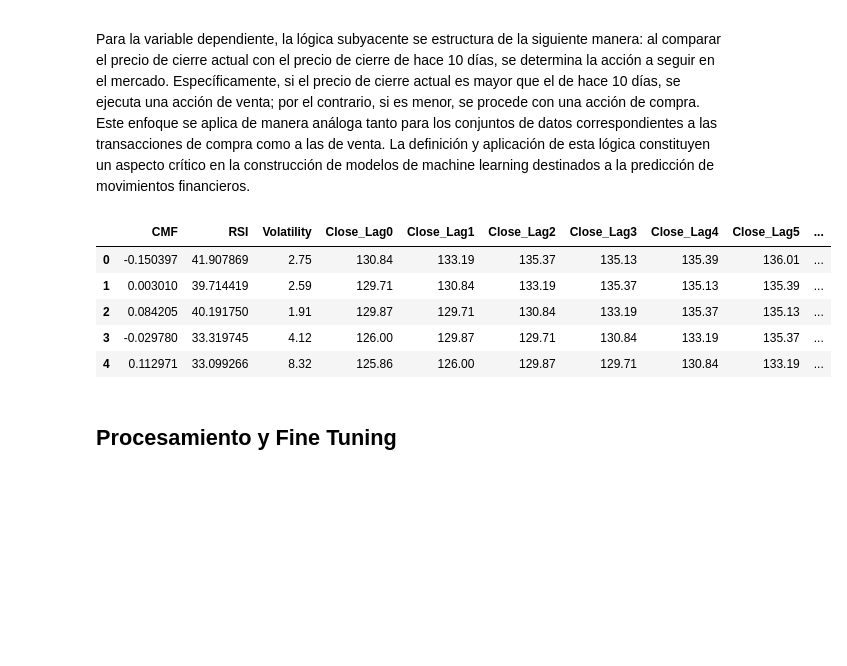
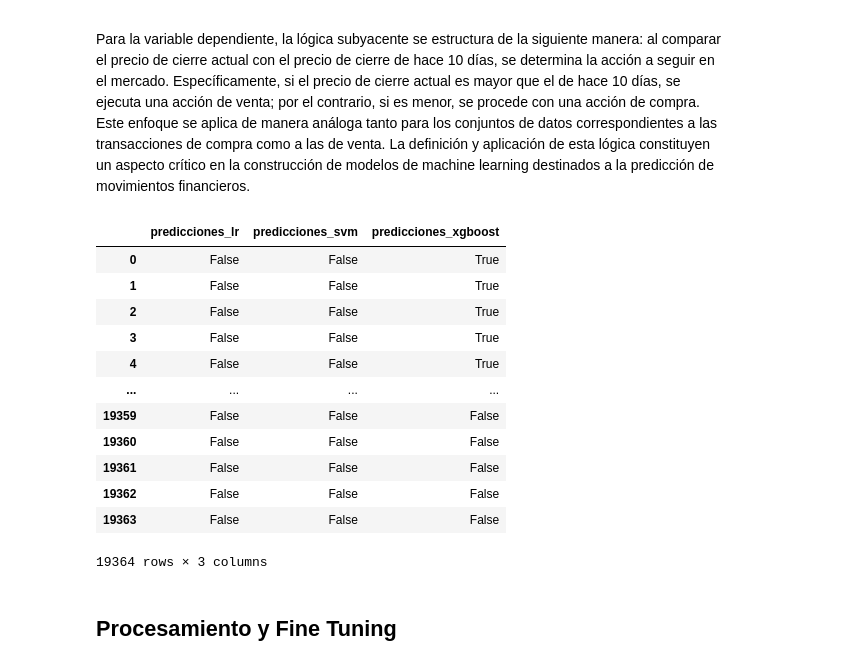
Before and after one commit to luciacrraz/Trading, a Jupyter notebook: Report_ML.ipynb, the cells around one changed output. Cells and saved outputs as stored; diff of their text form; code cells hidden in the pictures; blank space fills up the shorter version.

```diff
--- a/Report_ML.ipynb
+++ b/Report_ML.ipynb
@@ -55,7 +97,9 @@ Funcionamiento: XGBoost funciona mediante la construcción secuencial de árbole
 # %% [markdown]
 Con los conjuntos de datos proporcionados, se procede a la definición de nuevos dataframes que contienen las variables independientes junto con la variable dependiente ("response") para su posterior entrenamiento. Es importante destacar que se generan dos conjuntos de datos distintos: uno referente a las transacciones de compra y no compra, y otro relativo a las transacciones de venta y no venta.
 # %%
-global_buy_signals = buy_signals(data_test_long)
-global_sell_signals = sell_signals(data_test_buy)
-global_buy_signals.head()
+dataresult_long_1d_test = file_features("aapl_1d_test.csv", ds_type = "buy")
+dataresult_long_1d_test = dataresult_long_1d_test.dropna()
+dataresult_short_1d_test = file_features("aapl_1d_test.csv", ds_type = "sell")
+dataresult_short_1d_test = dataresult_short_1d_test.dropna()
+dataresult_short_1d_test.head()
 # %% [output]
@@ -67,0 +112,6 @@ global_buy_signals.head()
+# %%
+dataresult_long_1m_test = file_features("aapl_1m_test.csv", ds_type = "buy")
+dataresult_long_1m_test = dataresult_long_1m_test.dropna()
+dataresult_short_1m_test = file_features("aapl_1m_test.csv", ds_type = "sell")
+dataresult_short_1m_test = dataresult_short_1m_test.dropna()
+dataresult_short_1m_test.head()
@@ -67,0 +125,6 @@ global_buy_signals.head()
+# %%
+dataresult_long_1h_test = file_features("aapl_1h_test.csv", ds_type = "buy")
+dataresult_long_1h_test = dataresult_long_1h_test.dropna()
+dataresult_short_1h_test = file_features("aapl_1h_test.csv", ds_type = "sell")
+dataresult_short_1h_test = dataresult_short_1h_test.dropna()
+dataresult_short_1h_test.head()
@@ -67,0 +138,6 @@ global_buy_signals.head()
+# %%
+dataresult_long_5m_test = file_features("aapl_5m_test.csv", ds_type = "buy")
+dataresult_long_5m_test = dataresult_long_5m_test.dropna()
+dataresult_short_5m_test = file_features("aapl_5m_test.csv", ds_type = "sell")
+dataresult_short_5m_test = dataresult_short_5m_test.dropna()
+dataresult_short_5m_test.head()
@@ -92,16 +175,29 @@ Además, la volatilidad puede proporcionar información valiosa sobre la estabil
 
 Para la variable dependiente, la lógica subyacente se estructura de la siguiente manera: al comparar el precio de cierre actual con el precio de cierre de hace 10 días, se determina la acción a seguir en el mercado. Específicamente, si el precio de cierre actual es mayor que el de hace 10 días, se ejecuta una acción de venta; por el contrario, si es menor, se procede con una acción de compra. Este enfoque se aplica de manera análoga tanto para los conjuntos de datos correspondientes a las transacciones de compra como a las de venta. La definición y aplicación de esta lógica constituyen un aspecto crítico en la construcción de modelos de machine learning destinados a la predicción de movimientos financieros.
 # %%
-data_test_long = file_features(data_1m_test, ds_type="buy")
-data_test_buy = file_features(data_1m_test, ds_type="sell")
-data_test_long.head()
+global_buy_signals_1d_long = buy_signals_1d(dataresult_long_1d_test)
+global_sell_signals_1d_short = sell_signals_1d(dataresult_short_1d_test)
+global_buy_signals_1h_long = buy_signals_1h(dataresult_long_1h_test)
+global_sell_signals_1h_short = sell_signals_1h(dataresult_short_1h_test)
+global_buy_signals_1m_long = buy_signals_1m(dataresult_long_1m_test)
+global_sell_signals_1m_short = sell_signals_1m(dataresult_short_1m_test)
+global_buy_signals_5m_long = buy_signals_5m(dataresult_long_5m_test)
+global_sell_signals_5m_short = sell_signals_5m(dataresult_short_5m_test)
+global_sell_signals_5m_short
 # %% [output]
-|  | CMF | RSI | Volatility | Close_Lag0 | Close_Lag1 | Close_Lag2 | Close_Lag3 | Close_Lag4 | Close_Lag5 | ... |
-| 0 | -0.150397 | 41.907869 | 2.75 | 130.84 | 133.19 | 135.37 | 135.13 | 135.39 | 136.01 | ... |
-| 1 | 0.003010 | 39.714419 | 2.59 | 129.71 | 130.84 | 133.19 | 135.37 | 135.13 | 135.39 | ... |
-| 2 | 0.084205 | 40.191750 | 1.91 | 129.87 | 129.71 | 130.84 | 133.19 | 135.37 | 135.13 | ... |
-| 3 | -0.029780 | 33.319745 | 4.12 | 126.00 | 129.87 | 129.71 | 130.84 | 133.19 | 135.37 | ... |
-| 4 | 0.112971 | 33.099266 | 8.32 | 125.86 | 126.00 | 129.87 | 129.71 | 130.84 | 133.19 | ... |
+|  | predicciones_lr | predicciones_svm | predicciones_xgboost |
+| 0 | False | False | True |
+| 1 | False | False | True |
+| 2 | False | False | True |
+| 3 | False | False | True |
+| 4 | False | False | True |
+| ... | ... | ... | ... |
+| 19359 | False | False | False |
+| 19360 | False | False | False |
+| 19361 | False | False | False |
+| 19362 | False | False | False |
+| 19363 | False | False | False |
+19364 rows × 3 columns
 # %% [markdown]
 ## Procesamiento y Fine Tuning
 # %% [markdown]
```
Also changed, not shown: parts of 23 cells of this notebook, 2 other files.
